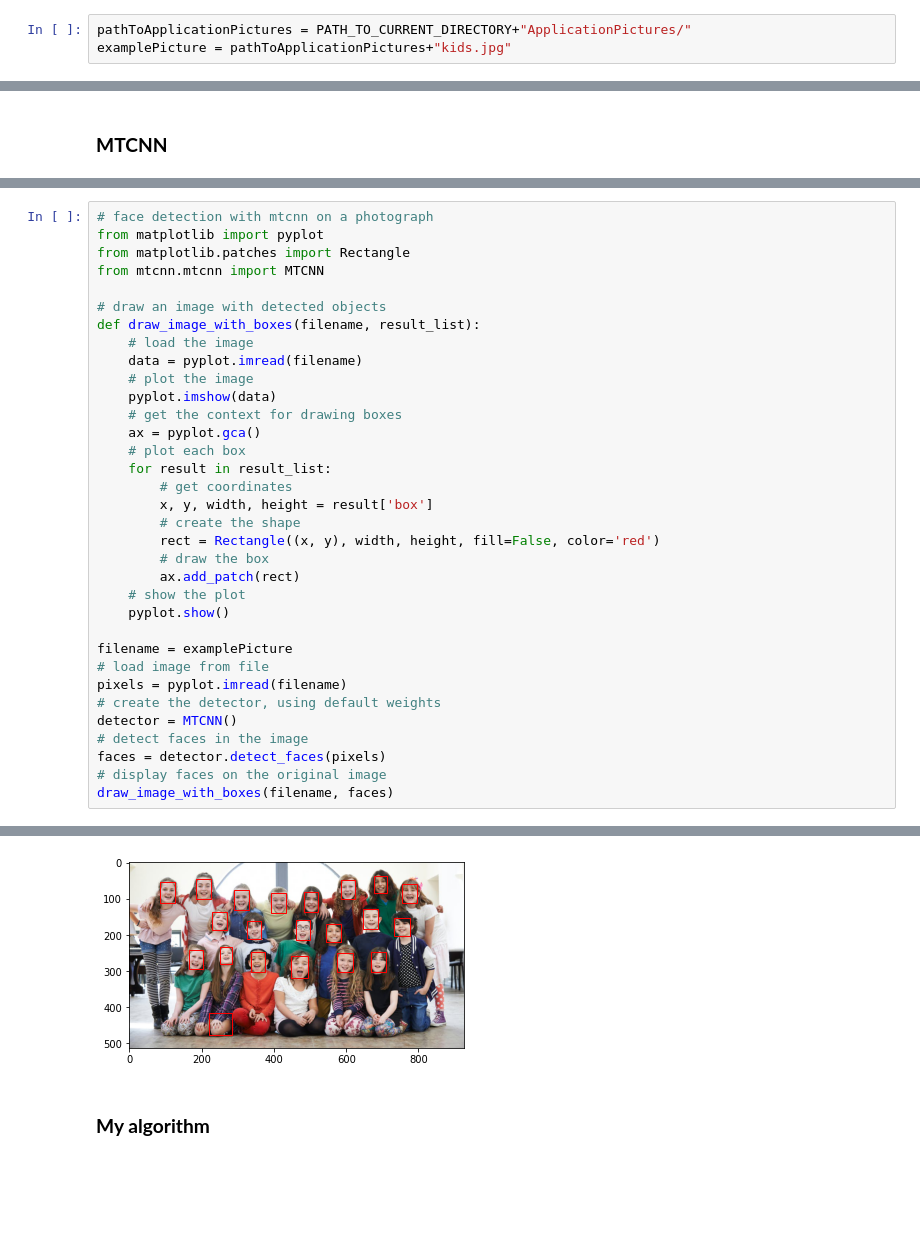
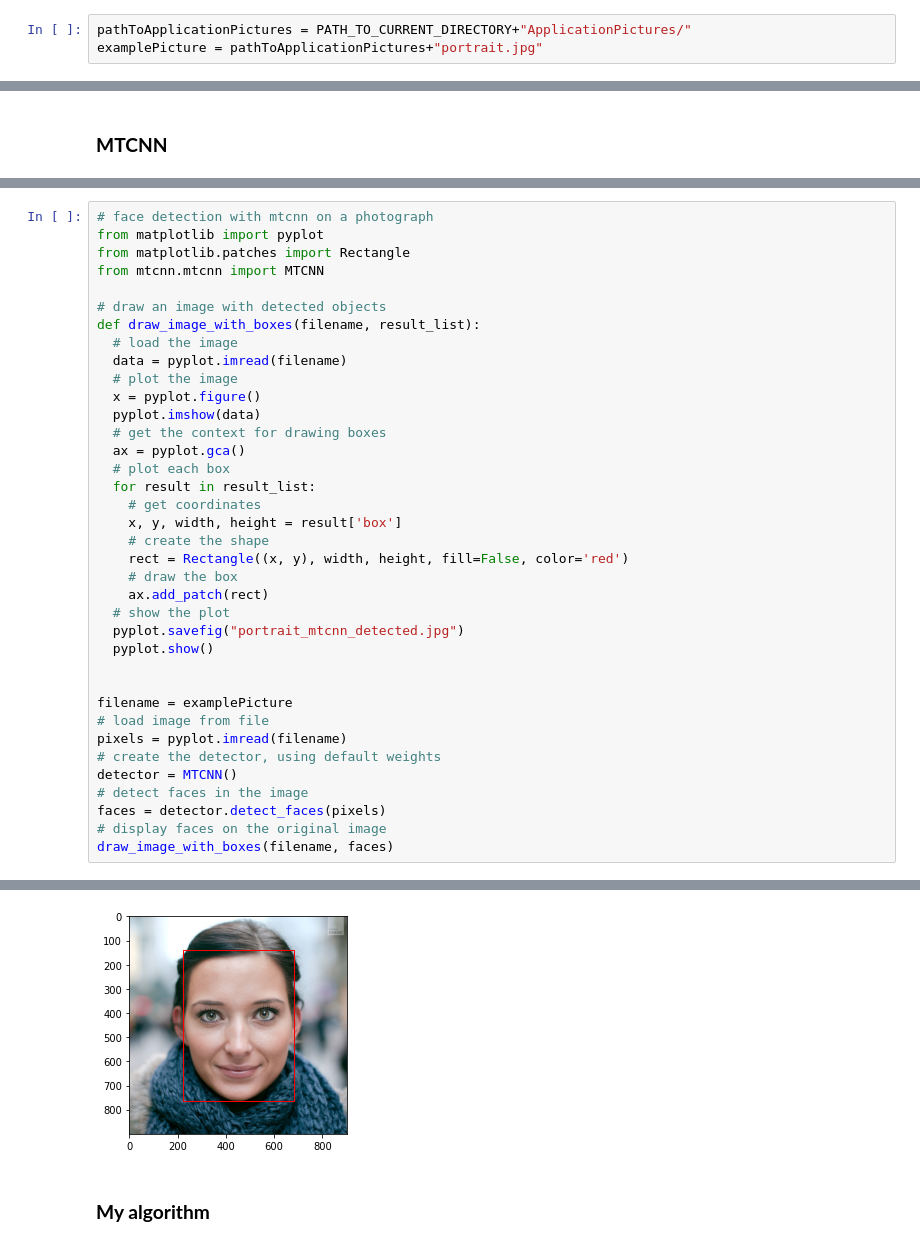
Before and after one commit to Kcnarf-exe/PROJ-H419, a Jupyter notebook: project/Project.ipynb, the cells around one changed output, grey strips where cells are left out. Cells and saved outputs as stored; diff of their text form; blank space fills up the shorter version.

```diff
--- a/project/Project.ipynb
+++ b/project/Project.ipynb
@@ -1071,7 +1071,7 @@ plt.show()
 ## Examples
 # %%
 pathToApplicationPictures = PATH_TO_CURRENT_DIRECTORY+"ApplicationPictures/"
-examplePicture = pathToApplicationPictures+"kids.jpg"
+examplePicture = pathToApplicationPictures+"portrait.jpg"
 # %% [markdown]
 ### **OpenCV**
 # %%
@@ -1122,22 +1126,25 @@ from mtcnn.mtcnn import MTCNN
 
 # draw an image with detected objects
 def draw_image_with_boxes(filename, result_list):
-	# load the image
-	data = pyplot.imread(filename)
-	# plot the image
-	pyplot.imshow(data)
-	# get the context for drawing boxes
-	ax = pyplot.gca()
-	# plot each box
-	for result in result_list:
-		# get coordinates
-		x, y, width, height = result['box']
-		# create the shape
-		rect = Rectangle((x, y), width, height, fill=False, color='red')
-		# draw the box
-		ax.add_patch(rect)
-	# show the plot
-	pyplot.show()
+  # load the image
+  data = pyplot.imread(filename)
+  # plot the image
+  x = pyplot.figure()
+  pyplot.imshow(data)
+  # get the context for drawing boxes
+  ax = pyplot.gca()
+  # plot each box
+  for result in result_list:
+    # get coordinates
+    x, y, width, height = result['box']
+    # create the shape
+    rect = Rectangle((x, y), width, height, fill=False, color='red')
+    # draw the box
+    ax.add_patch(rect)
+  # show the plot
+  pyplot.savefig("portrait_mtcnn_detected.jpg")
+  pyplot.show()
+
 
 filename = examplePicture
 # load image from file
@@ -1153,4 +1159,4 @@ WARNING:tensorflow:5 out of the last 12 calls to <function Model.make_predict_fu
-[figure, old version]
+[figure, new version]
 # %% [markdown]
 ### **My algorithm**
 # %% [markdown]
```
Also changed, not shown: parts of 13 cells of this notebook.
